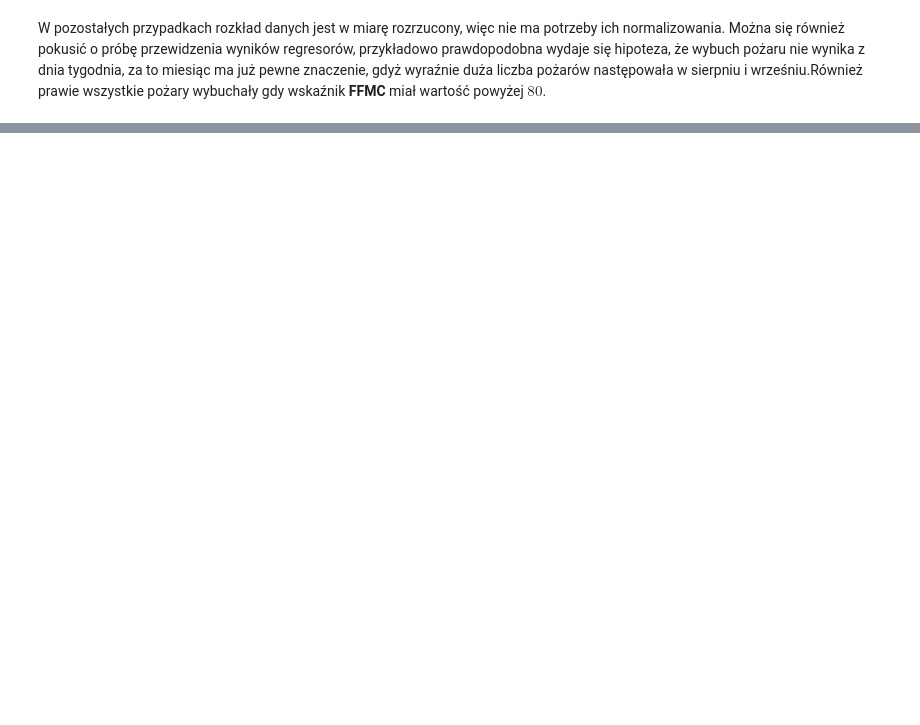
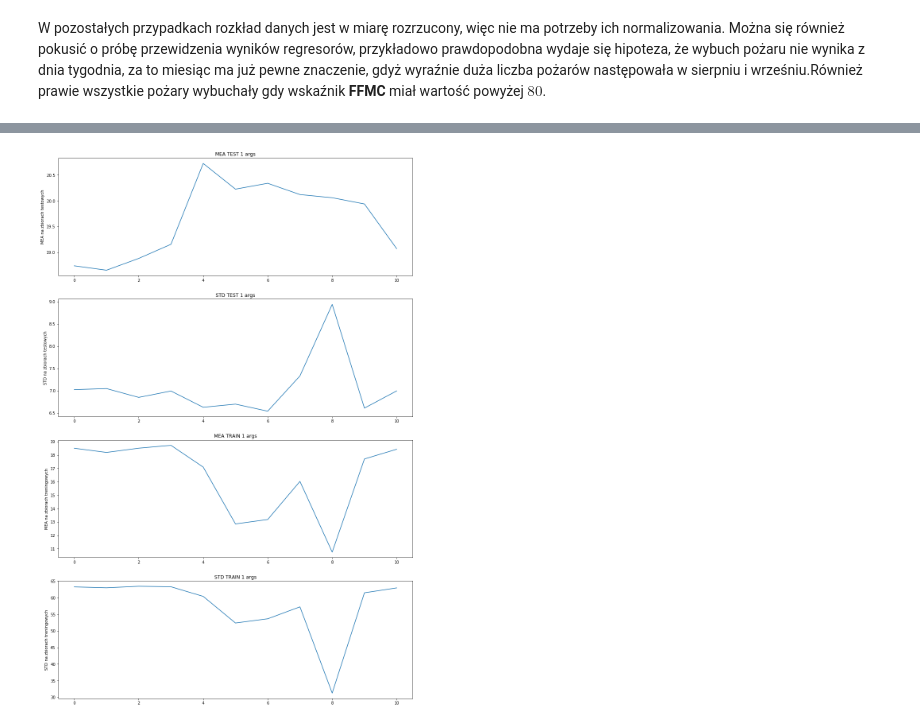
Before and after one commit to Jack-the-bubble/pszt_2, a Jupyter notebook: try_1/Untitled.ipynb, the cells around one changed output, grey strips where cells are left out. Saved outputs shown, nothing was run; the diff lists cells and outputs as text; code cells hidden in the pictures; blank space fills up the shorter version.

```diff
--- a/try_1/Untitled.ipynb
+++ b/try_1/Untitled.ipynb
@@ -202,0 +184,94 @@ dict_keys(['explained_variance', 'r2', 'max_error', 'neg_median_absolute_error',
+# %%
+#import potrzebnych algorytmów do implementacji drzewa i walidacji wyników
+from sklearn import tree
+from sklearn.model_selection import cross_val_score, KFold
+from sklearn.metrics import mean_absolute_error
+from itertools import combinations
+
+
+#funkcja wykonująca k-krotną walidację na podanym zbiorze o podanej maksymalnej głębokości i ilości podzbiorów do walidacji
+def validate_tree(x_set, y_set, max_dep, n_folds=10, scor = 'neg_mean_abslute_error'):
+    crossval_it = KFold(n_folds, True, 1)
+
+    #liczenie błędów dla zbiorów uczących
+    tree_train = tree.DecisionTreeRegressor(max_depth=max_dep)
+    tree_train.fit(x_set, y_set)
+    y_train = tree_train.predict(x_set)
+    ###
+    #TODO: czy ja to dobrze liczę????
+    ###
+    train_mean = np.mean(abs(y_train-y_set))
+    train_std = np.std(y_train-y_set)
+    #liczenie błędów dla zbiorów testowych
+    treeRegresor = tree.DecisionTreeRegressor(max_depth=max_dep)
+    scores = cross_val_score(treeRegresor, x_set, y_set, scoring = scor, cv = crossval_it, n_jobs=1)
+    return np.mean(np.abs(scores)), np.std(scores), train_mean, train_std
+
+#sprwadzenie wpływu ilości cech na jakość uczenia
+for k in range(11):
+    #ilość cech
+    args = k+1
+    print(args)
+    cc =list(combinations(data_set.iloc[:, 0:11], args))
+    mea_tst=[]
+    stede_tst=[]
+    mea_tr=[]
+    stede_tr=[]
+
+    for i in range(len(cc)):
+        indexes = []
+        for j in range(args):
+            indexes.append(cc[i][j])
+
+        x_smol = data_set[indexes]
+        mea_tst_i, stede_tst_i, mea_tr_i, stede_tr_i=validate_tree(x_smol, data_set.iloc[:, 12], 15, 10, scor='neg_mean_absolute_error')
+        mea_tst.append(mea_tst_i)
+        stede_tst.append(stede_tst_i)
+        mea_tr.append(mea_tr_i)
+        stede_tr.append(stede_tr_i)
+
+# print("mean error:", mea_tst,", std: ", stede_tst, "\n")
+
+    mpt.figure(figsize = (16, 25))
+    mpt.subplot(4, 1, 1)
+    mpt.ylabel('MEA na zbiorach testowych')
+    mpt.title("MEA TEST "+ str(args)+ " args")
+    mpt.plot(mea_tst)
+    mpt.subplot(4, 1, 2)
+    mpt.ylabel('STD na zbiorach testowych')
+    mpt.title("STD TEST "+ str(args)+ " args")
+    mpt.plot(stede_tst)
+    mpt.subplot(4, 1, 3)
+    mpt.ylabel('MEA na zbiorach treningowych')
+    mpt.title("MEA TRAIN "+ str(args)+ " args")
+    mpt.plot(mea_tr)
+    mpt.subplot(4, 1, 4)
+    mpt.ylabel('STD na zbiorach treningowych')
+    mpt.title("STD TRAIN "+ str(args)+ " args")
+    mpt.plot(stede_tr)
+
+    print(cc[mea_tst.index(min(mea_tst))])
+    print("min mea na testowym: ", min(mea_tst), ", std dla tego mea: ", stede_tst[mea_tst.index(min(mea_tst))], ", średnia średnich: ", np.mean(mea_tst))
+
+# mea_tst=[]
+# stede_tst=[]
+# mea_tr=[]
+# stede_tr=[]
+
+# mea_tst_i, stede_tst_i, mea_tr_i, stede_tr_i=validate_tree(data_set.iloc[:, 2:6], data_set.iloc[:, 12], 15, 10, scor='neg_mean_absolute_error')
+#testuj dla różnych kombinacji danych
+# mea_tst.append(mea_tst_i)
+# stede_tst.append(stede_tst_i)
+# mea_tr.append(mea_tr_i)
+# stede_tr.append(stede_tr_i)
+
+# print("mean error:", mea_tst,", std: ", stede_tst)
+# # crossval = KFold(data_set.shape[0], n_folds=10, shuffle = True, random_state=1)
+# crossval_it = KFold(10, True, 1)
+# # data_set.iloc[:,0:11]
+# treeRegresor = tree.DecisionTreeRegressor(max_depth= 15)
+# # treeRegresor.fit(data_set.iloc[:, 0:6], data_set.iloc[:, 12])
+# scores = cross_val_score(treeRegresor, data_set.iloc[:, 0:11], data_set.iloc[:, 12], scoring= 'neg_mean_absolute_error', cv = crossval_it, n_jobs=1)
+
+# print("Folds: ",len(scores),", mean absolute error: ",np.mean(np.abs(scores))," std: ",np.std(scores))
+# %% [output]
@@ -202,0 +295 @@ dict_keys(['explained_variance', 'r2', 'max_error', 'neg_median_absolute_error',
+[figure, added]
```
Also changed, not shown: parts of 8 cells of this notebook, 6 other files.
